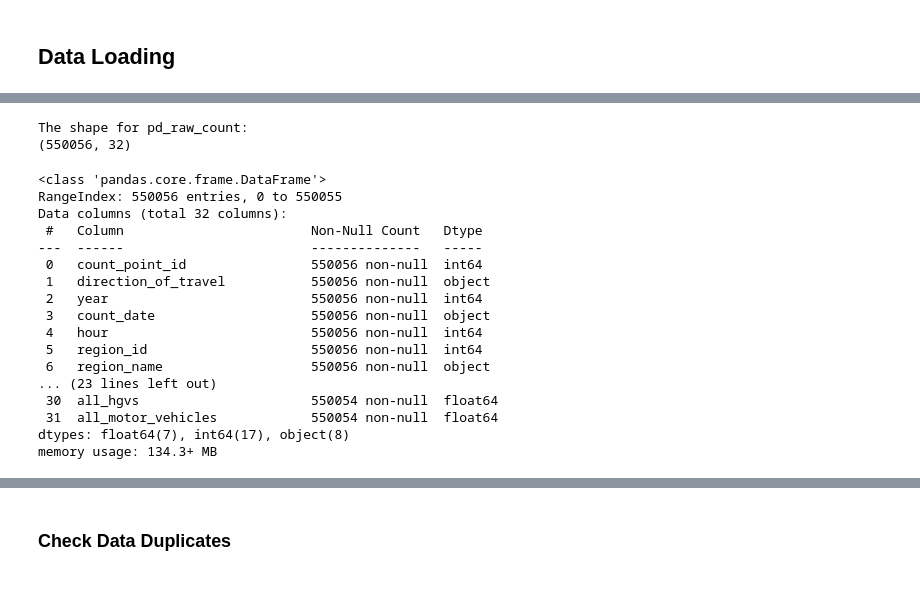
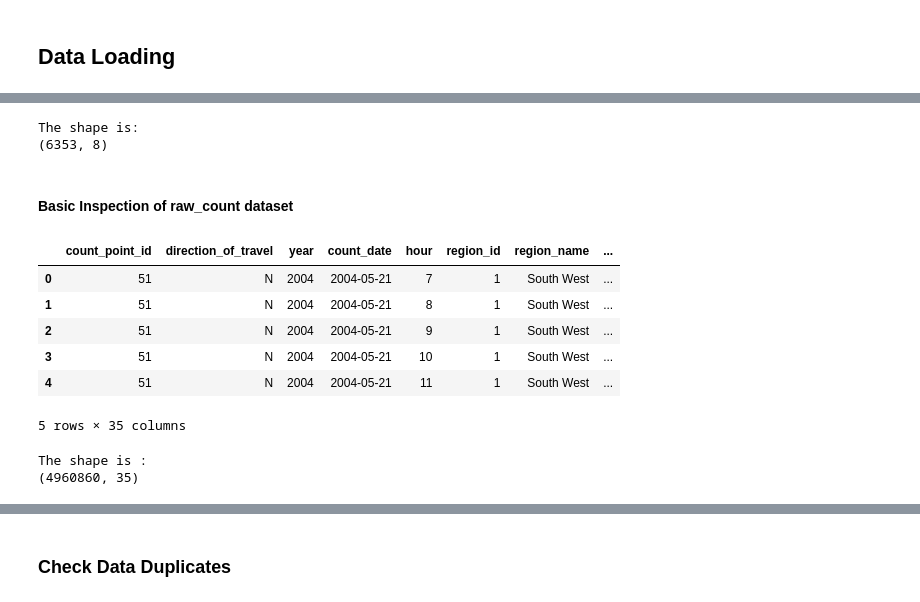
Before and after one commit to Emillia-rosette/traffic-volume-analysis, a Jupyter notebook: notebooks/01-data-loading-cleaning.ipynb, the cells around one changed output, grey strips where cells are left out. Drawn from its saved outputs; the diff is of its cells as text; code cells hidden in the pictures.

Commit message:
"saved new cleaned dataset"

```diff
--- a/notebooks/01-data-loading-cleaning.ipynb
+++ b/notebooks/01-data-loading-cleaning.ipynb
@@ -65,3 +22,6 @@ pd_raw_count.sample()
+# %%
+# Vehicle counts recorded on major and minor roads
+pd_raw_count = pd.read_csv('../data/uk_data/dft_traffic_counts_raw_counts.csv')
 # %%
 pd_raw_count.columns
 # %% [output]
@@ -79,25 +53,22 @@ Index(['count_point_id', 'direction_of_travel', 'year', 'count_date', 'hour',
+# %%
+print(f"The shape is:\n{pd_local_points.shape}")
+# %% [output]
+The shape is:
+(6353, 8)
+# %% [markdown]
+#### Basic Inspection of raw_count dataset
+# %%
+pd_raw_count.head()
+# %% [output]
+|  | count_point_id | direction_of_travel | year | count_date | hour | region_id | region_name | ... |
+| 0 | 51 | N | 2004 | 2004-05-21 | 7 | 1 | South West | ... |
+| 1 | 51 | N | 2004 | 2004-05-21 | 8 | 1 | South West | ... |
+| 2 | 51 | N | 2004 | 2004-05-21 | 9 | 1 | South West | ... |
+| 3 | 51 | N | 2004 | 2004-05-21 | 10 | 1 | South West | ... |
+| 4 | 51 | N | 2004 | 2004-05-21 | 11 | 1 | South West | ... |
+5 rows × 35 columns
 # %%
-print(f"The shape for pd_raw_count:\n{pd_raw_count.shape}")
+print(f"The shape is :\n{pd_raw_count.shape}")
 # %% [output]
-The shape for pd_raw_count:
-(550056, 32)
+The shape is :
+(4960860, 35)
-# %%
-pd_raw_count.info()
-# %% [output]
-<class 'pandas.core.frame.DataFrame'>
-RangeIndex: 550056 entries, 0 to 550055
-Data columns (total 32 columns):
- #   Column                        Non-Null Count   Dtype
----  ------                        --------------   -----
- 0   count_point_id                550056 non-null  int64
- 1   direction_of_travel           550056 non-null  object
- 2   year                          550056 non-null  int64
- 3   count_date                    550056 non-null  object
- 4   hour                          550056 non-null  int64
- 5   region_id                     550056 non-null  int64
- 6   region_name                   550056 non-null  object
-... (23 lines left out)
- 30  all_hgvs                      550054 non-null  float64
- 31  all_motor_vehicles            550054 non-null  float64
-dtypes: float64(7), int64(17), object(8)
-memory usage: 134.3+ MB
```
Also changed, not shown: parts of 54 cells of this notebook.
